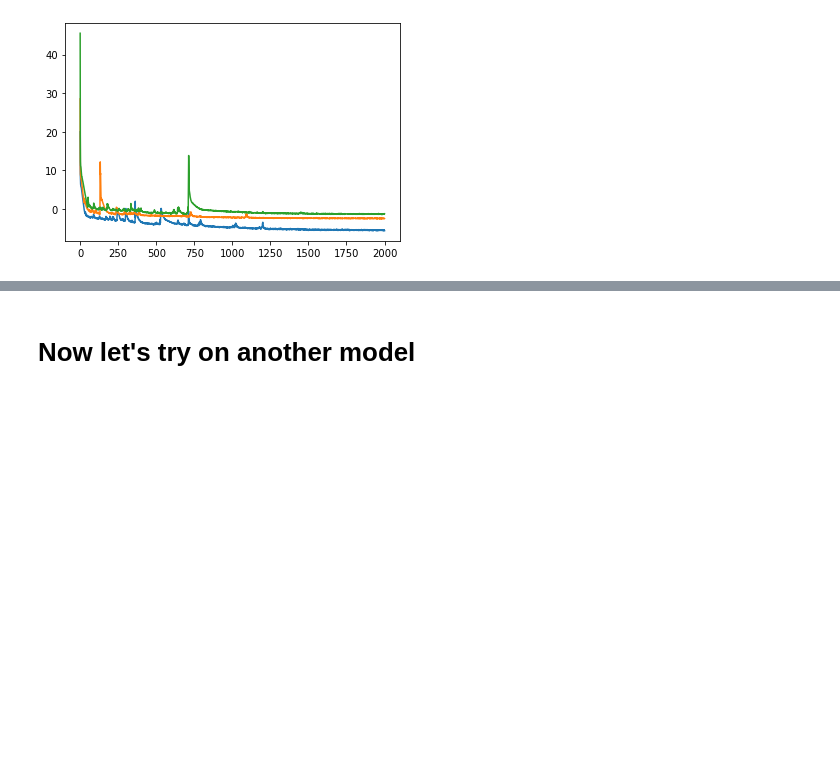
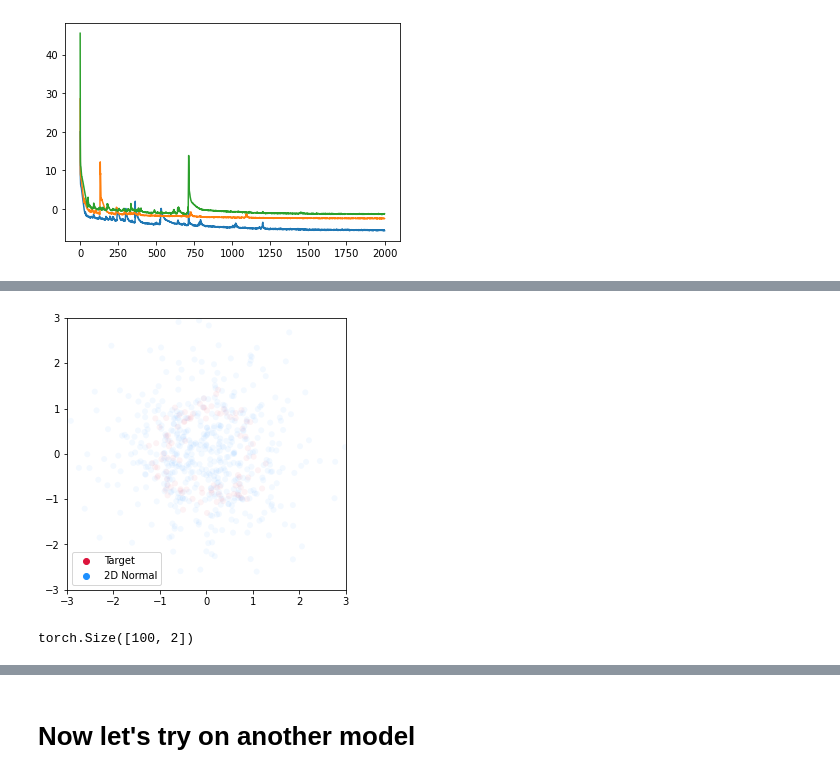
Before and after one commit to jlazar17/ml_experiments, a Jupyter notebook: normalizing_flow.ipynb, the cells around one changed output, grey strips where cells are left out. Saved outputs shown, nothing was run; the diff lists cells and outputs as text; code cells hidden in the pictures; blank space fills up the shorter version.

```diff
--- a/normalizing_flow.ipynb
+++ b/normalizing_flow.ipynb
@@ -374,2 +526,26 @@ plt.show()
+# %%
+n_samp = 100
+rr   = np.random.normal(size=2*n_samp, scale=0.2, loc=1)
+phii = np.random.rand(n_samp)*2*np.pi
+
+
+m    = MultivariateNormal(torch.zeros(2), torch.eye(2))
+samp = m.sample(sample_shape=torch.Size([5*n_samp]))
+
+arr = np.zeros((2, n_samp), dtype=float)
+for idx, (r, phi) in enumerate(zip(rr, phii)):
+    arr[:, idx] = [r*np.cos(phi), r*np.sin(phi)]
+
+fig, ax = plt.subplots(figsize=(5,5))
+plt.scatter(samp[:,0], samp[:,1], alpha=0.05, color='dodgerblue', edgecolor='none')
+plt.scatter(arr[0], arr[1], alpha=0.05,  color='crimson', edgecolor='none')
+plt.scatter([], [], label='Target', color='crimson')
+plt.scatter([], [], label='2D Normal', color='dodgerblue')
+plt.xlim(-3, 3)
+plt.ylim(-3, 3)
+plt.legend()
+plt.show()
+# %% [output]
+[figure, added]
 # %%
 target_data = torch.from_numpy(arr.T).float()
@@ -437,4 +614,8 @@ def train_new_model(data, num_epochs, args):
                 )
 
     return model, loss
+# %%
+np.shape(target_data)
+# %% [output]
+torch.Size([100, 2])
 # %%
```
Also changed, not shown: parts of 10 cells of this notebook.
